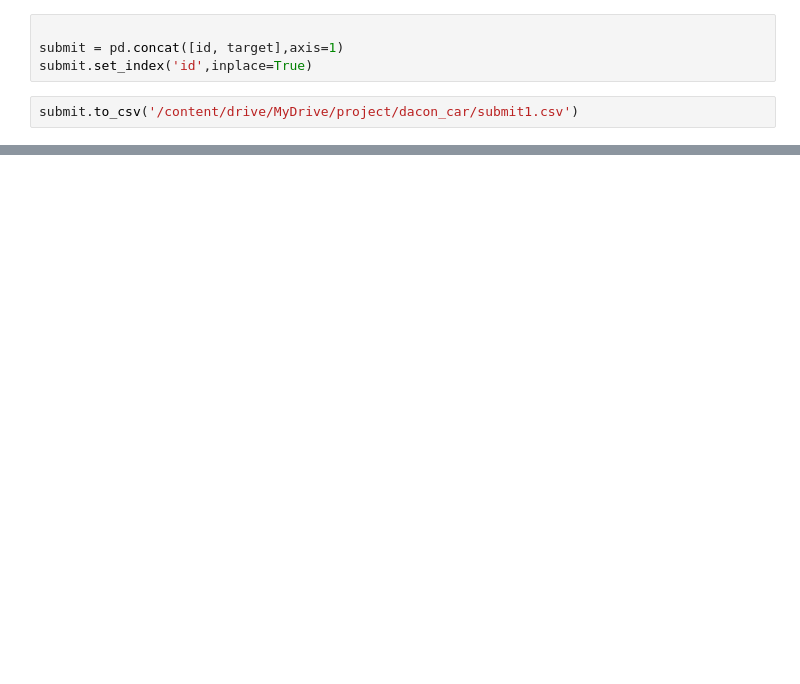
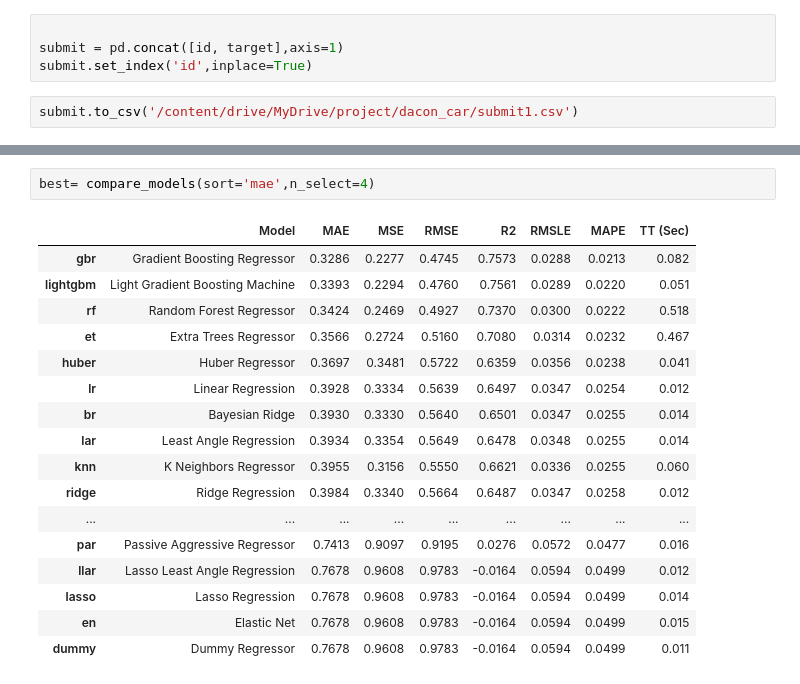
Before and after one commit to y001003/dacon, a Jupyter notebook: used_car/데이콘_중고차_가격예측.ipynb, the cells around one changed output, grey strips where cells are left out. Drawn from its saved outputs; the diff is of its cells as text; blank space fills up the shorter version.

```diff
--- a/used_car/데이콘_중고차_가격예측.ipynb
+++ b/used_car/데이콘_중고차_가격예측.ipynb
@@ -555,0 +712,20 @@ submit.to_csv('/content/drive/MyDrive/project/dacon_car/submit1.csv')
+# %%
+best= compare_models(sort='mae',n_select=4)
+# %% [output]
+|  | Model | MAE | MSE | RMSE | R2 | RMSLE | MAPE | TT (Sec) |
+| gbr | Gradient Boosting Regressor | 0.3286 | 0.2277 | 0.4745 | 0.7573 | 0.0288 | 0.0213 | 0.082 |
+| lightgbm | Light Gradient Boosting Machine | 0.3393 | 0.2294 | 0.4760 | 0.7561 | 0.0289 | 0.0220 | 0.051 |
+| rf | Random Forest Regressor | 0.3424 | 0.2469 | 0.4927 | 0.7370 | 0.0300 | 0.0222 | 0.518 |
+| et | Extra Trees Regressor | 0.3566 | 0.2724 | 0.5160 | 0.7080 | 0.0314 | 0.0232 | 0.467 |
+| huber | Huber Regressor | 0.3697 | 0.3481 | 0.5722 | 0.6359 | 0.0356 | 0.0238 | 0.041 |
+| lr | Linear Regression | 0.3928 | 0.3334 | 0.5639 | 0.6497 | 0.0347 | 0.0254 | 0.012 |
+| br | Bayesian Ridge | 0.3930 | 0.3330 | 0.5640 | 0.6501 | 0.0347 | 0.0255 | 0.014 |
+| lar | Least Angle Regression | 0.3934 | 0.3354 | 0.5649 | 0.6478 | 0.0348 | 0.0255 | 0.014 |
+| knn | K Neighbors Regressor | 0.3955 | 0.3156 | 0.5550 | 0.6621 | 0.0336 | 0.0255 | 0.060 |
+| ridge | Ridge Regression | 0.3984 | 0.3340 | 0.5664 | 0.6487 | 0.0347 | 0.0258 | 0.012 |
+| ... | ... | ... | ... | ... | ... | ... | ... | ... |
+| par | Passive Aggressive Regressor | 0.7413 | 0.9097 | 0.9195 | 0.0276 | 0.0572 | 0.0477 | 0.016 |
+| llar | Lasso Least Angle Regression | 0.7678 | 0.9608 | 0.9783 | -0.0164 | 0.0594 | 0.0499 | 0.012 |
+| lasso | Lasso Regression | 0.7678 | 0.9608 | 0.9783 | -0.0164 | 0.0594 | 0.0499 | 0.014 |
+| en | Elastic Net | 0.7678 | 0.9608 | 0.9783 | -0.0164 | 0.0594 | 0.0499 | 0.015 |
+| dummy | Dummy Regressor | 0.7678 | 0.9608 | 0.9783 | -0.0164 | 0.0594 | 0.0499 | 0.011 |
```
Also changed, not shown: parts of 24 cells of this notebook.
